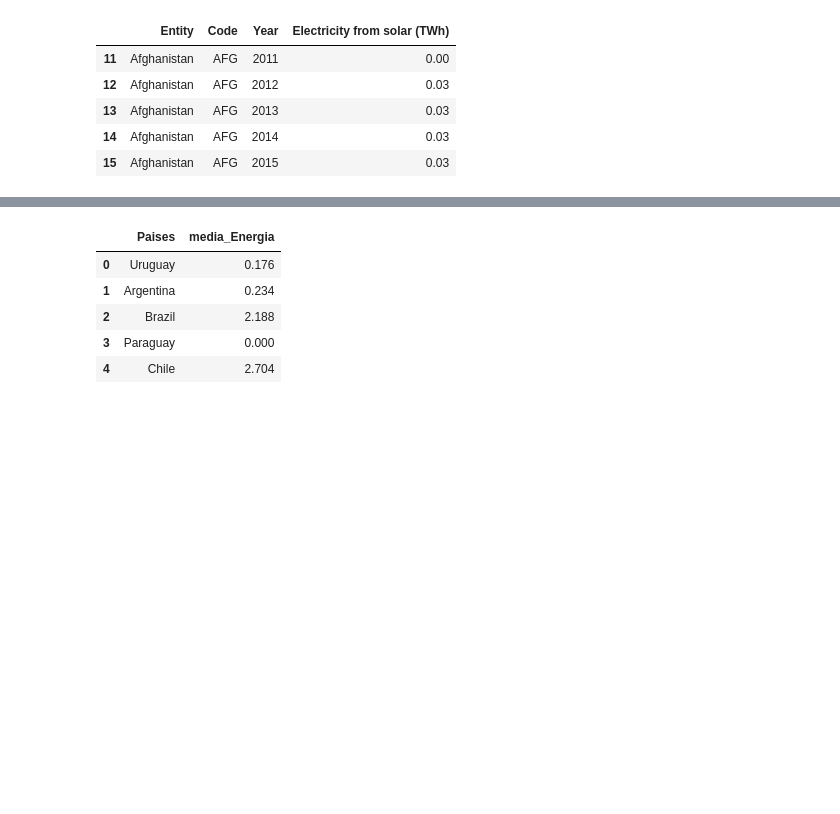
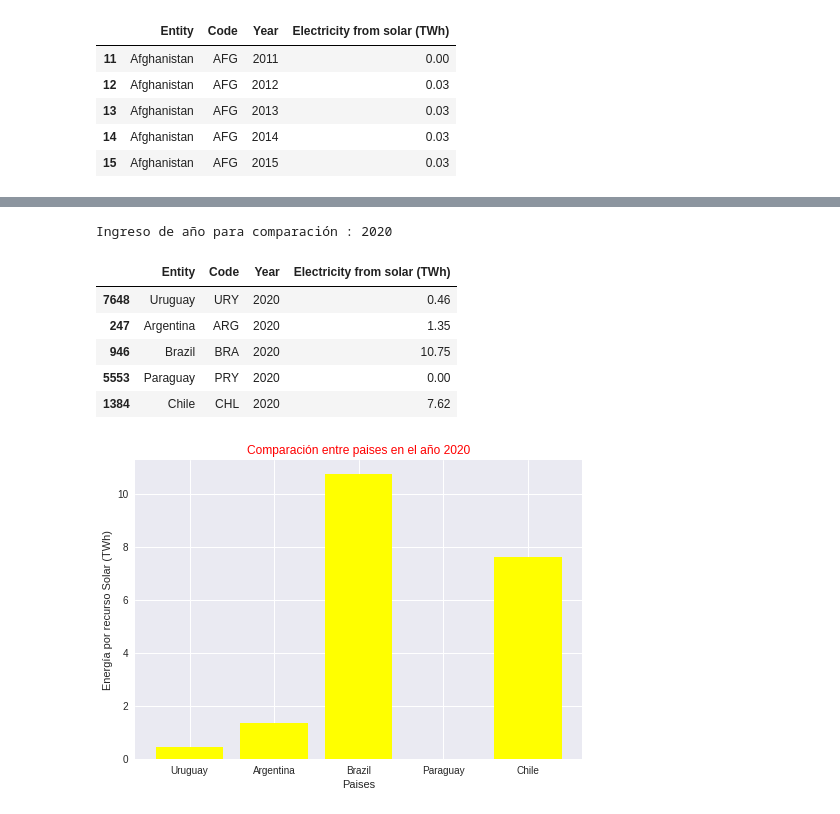
Before and after one commit to anthonydlsantos/ejemplos_python, a Jupyter notebook: data_visualization/energyLatam.ipynb, the cells around one changed output, grey strips where cells are left out. Drawn from its saved outputs; the diff is of its cells as text; code cells hidden in the pictures; blank space fills up the shorter version.

```diff
--- a/data_visualization/energyLatam.ipynb
+++ b/data_visualization/energyLatam.ipynb
@@ -100,16 +115,31 @@ px.line(df, x="Year", y = solar, color= "Entity").show()
-# %%
-#
-# Medias de generación eléctrica ...
-#
-
-energyMean = [ dataLatam( paisesLatam[i] ).mean()[1] for i in range( len(paisesLatam) ) ]
-
-medias = pd.DataFrame( { "Paises": paisesLatam, "media_Energia": energyMean } )
-medias
-# %% [output]
-|  | Paises | media_Energia |
-| 0 | Uruguay | 0.176 |
-| 1 | Argentina | 0.234 |
-| 2 | Brazil | 2.188 |
-| 3 | Paraguay | 0.000 |
-| 4 | Chile | 2.704 |
+# %%
+#
+# Comparación de generación eléctrica entre los paises segun el año.
+#
+
+
+def comparativa(a):
+
+    # filtro de datos segun año = a;
+    d = df.loc[ df['Year'] == a ];
+
+    #plot bar
+    plt.title('Comparación entre paises en el año ' + str(a), color='red')
+    plt.bar( d['Entity'], d[solar], color='yellow' )
+    plt.xlabel('Paises')
+    plt.ylabel('Energía por recurso Solar (TWh)')
+
+    return d
+# %%
+a = int(input( 'Ingreso de año para comparación : ' ));
+
+comparativa(a)
+# %% [output]
+Ingreso de año para comparación : 2020
+|  | Entity | Code | Year | Electricity from solar (TWh) |
+| 7648 | Uruguay | URY | 2020 | 0.46 |
+| 247 | Argentina | ARG | 2020 | 1.35 |
+| 946 | Brazil | BRA | 2020 | 10.75 |
+| 5553 | Paraguay | PRY | 2020 | 0.00 |
+| 1384 | Chile | CHL | 2020 | 7.62 |
+[figure, added]
```
Also changed, not shown: parts of 9 cells of this notebook, 1 other file.
